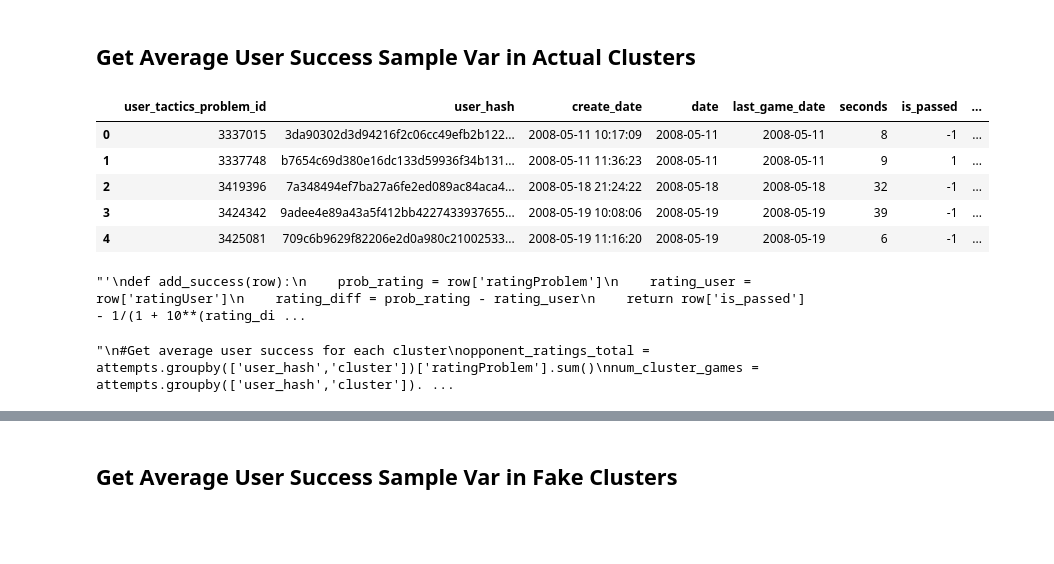
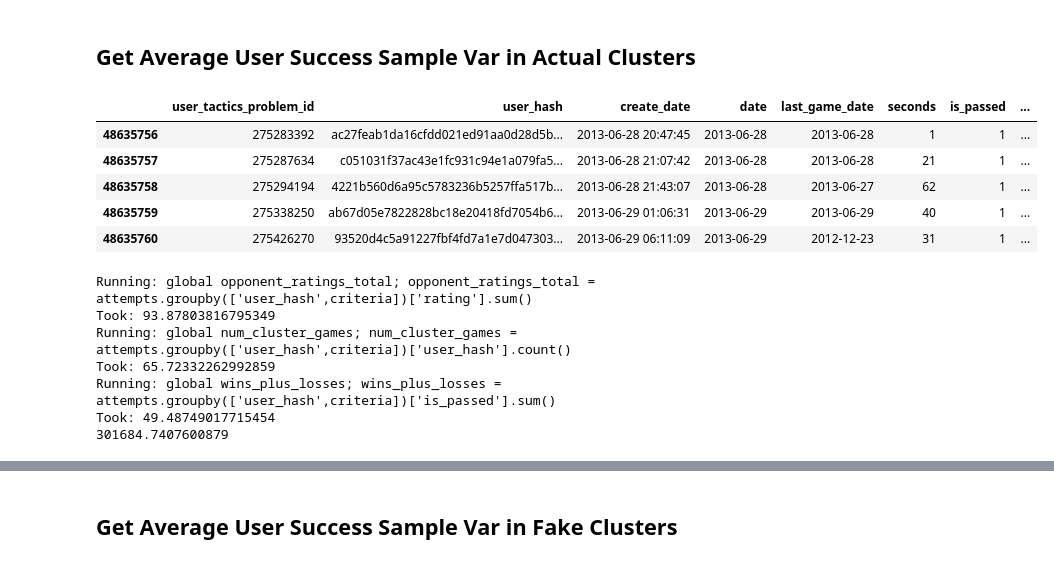
Before and after one commit to CSSLab/chess_dim_skill, a Jupyter notebook: src/Variance of Player Skill.ipynb, the cells around one changed output, grey strips where cells are left out. Cells and saved outputs as stored; diff of their text form; code cells hidden in the pictures; blank space fills up the shorter version.

```diff
--- a/src/Variance of Player Skill.ipynb
+++ b/src/Variance of Player Skill.ipynb
@@ -3,7 +3,8 @@ import numpy as np
 import pandas as pd
 from tqdm import tqdm_notebook as tqdm
 tqdm().pandas()
-puzzle_data = pd.read_csv("../full_meta_clustered_singletag.tsv", sep='\t')
+META_FILE = 'bpr_meta.tsv'
+puzzle_data = pd.read_csv(META_FILE, sep='\t')
 # %% [output]
 [interactive output not drawn]
 # %%
@@ -19,13 +20,21 @@ attempts['is_passed'] = attempts['is_passed'].replace(0, -1,regex=True)
 attempts = attempts.loc[attempts['userGamesPlayed'] >= 1000]
 # %%
 #Join cluster labels to puzzles that were clustered
-attempts=pd.merge(attempts,puzzle_data[['tactics_problem_id','cluster','tag','rating']],on='tactics_problem_id', how='inner')
+attempts=pd.merge(attempts,puzzle_data[['tactics_problem_id','cluster','tag','rating','bpr_cluster']],on='tactics_problem_id', how='inner')
+# %%
+#Create the rating bin labels
+puzzle_end = attempts['rating'].max()
+puzzle_start = attempts['rating'].min()
+interval = (puzzle_end-puzzle_start)//20
+rating_bins = np.arange(puzzle_start,puzzle_end,interval)
+# %%
+attempts['rating_labels'] = pd.cut(attempts['rating'],rating_bins,labels=range(0,((puzzle_end-puzzle_start)//interval)))
 # %%
-attempts.head()
+attempts.tail()
 # %% [output]
 |  | user_tactics_problem_id | user_hash | create_date | date | last_game_date | seconds | is_passed | ... |
-| 0 | 3337015 | 3da90302d3d94216f2c06cc49efb2b122... | 2008-05-11 10:17:09 | 2008-05-11 | 2008-05-11 | 8 | -1 | ... |
-| 1 | 3337748 | b7654c69d380e16dc133d59936f34b131... | 2008-05-11 11:36:23 | 2008-05-11 | 2008-05-11 | 9 | 1 | ... |
-| 2 | 3419396 | 7a348494ef7ba27a6fe2ed089ac84aca4... | 2008-05-18 21:24:22 | 2008-05-18 | 2008-05-18 | 32 | -1 | ... |
-| 3 | 3424342 | 9adee4e89a43a5f412bb4227433937655... | 2008-05-19 10:08:06 | 2008-05-19 | 2008-05-19 | 39 | -1 | ... |
-| 4 | 3425081 | 709c6b9629f82206e2d0a980c21002533... | 2008-05-19 11:16:20 | 2008-05-19 | 2008-05-19 | 6 | -1 | ... |
+| 48635756 | 275283392 | ac27feab1da16cfdd021ed91aa0d28d5b... | 2013-06-28 20:47:45 | 2013-06-28 | 2013-06-28 | 1 | 1 | ... |
+| 48635757 | 275287634 | c051031f37ac43e1fc931c94e1a079fa5... | 2013-06-28 21:07:42 | 2013-06-28 | 2013-06-28 | 21 | 1 | ... |
+| 48635758 | 275294194 | 4221b560d6a95c5783236b5257ffa517b... | 2013-06-28 21:43:07 | 2013-06-28 | 2013-06-27 | 62 | 1 | ... |
+| 48635759 | 275338250 | ab67d05e7822828bc18e20418fd7054b6... | 2013-06-29 01:06:31 | 2013-06-29 | 2013-06-29 | 40 | 1 | ... |
+| 48635760 | 275426270 | 93520d4c5a91227fbf4fd7a1e7d047303... | 2013-06-29 06:11:09 | 2013-06-29 | 2012-12-23 | 31 | 1 | ... |
@@ -43,29 +41,3 @@ attempts = attempts.loc[attempts['tag'].isin(top_tags)]
-# %%
-#Add expected success for each player using formula for ELO expected score here:
-#https://en.wikipedia.org/wiki/Elo_rating_system#Mathematical_details
-''''
-def add_success(row):
-    prob_rating = row['ratingProblem']
-    rating_user = row['ratingUser']
-    rating_diff = prob_rating - rating_user
-    return row['is_passed'] - 1/(1 + 10**(rating_diff/400))
-
-attempts['success'] = attempts.progress_apply(lambda row: add_success(row),axis=1)
-'''
-# %% [output]
-"'\ndef add_success(row):\n    prob_rating = row['ratingProblem']\n    rating_user = row['ratingUser']\n    rating_diff = prob_rating - rating_user\n    return row['is_passed'] - 1/(1 + 10**(rating_di ...
-# %%
-'''
-#Get average user success for each cluster
-opponent_ratings_total = attempts.groupby(['user_hash','cluster'])['ratingProblem'].sum()
-num_cluster_games = attempts.groupby(['user_hash','cluster']).nunique()
-user_cluster_averaged = attempts.groupby(['user_hash','cluster'])['success'].agg('mean')
-#Get the variance of average cluster success and then take the average
-avg_cluster_variance = user_cluster_averaged.var(level=0).agg('mean')
-print(avg_cluster_variance)
-'''
-# %% [output]
-"\n#Get average user success for each cluster\nopponent_ratings_total = attempts.groupby(['user_hash','cluster'])['ratingProblem'].sum()\nnum_cluster_games = attempts.groupby(['user_hash','cluster']). ...
 # %%
 #Calculate performance rating per cluster per user
 import time
@@ -89,3 +72,16 @@ def calc_user_performance(time=False,criteria='cluster'):
+# %%
+#Get variance of performance rating per cluster per user
+ratebin_performance_user = calc_user_performance(True,criteria='rating_labels')
+avg_ratebin_variance = ratebin_performance_user.var(level=0).agg('mean')
+print(avg_ratebin_variance)
+# %% [output]
+Running: global opponent_ratings_total; opponent_ratings_total = attempts.groupby(['user_hash',criteria])['rating'].sum()
+Took: 93.87803816795349
+Running: global num_cluster_games; num_cluster_games = attempts.groupby(['user_hash',criteria])['user_hash'].count()
+Took: 65.72332262992859
+Running: global wins_plus_losses; wins_plus_losses = attempts.groupby(['user_hash',criteria])['is_passed'].sum()
+Took: 49.48749017715454
+301684.7407600879
 # %%
 #Get variance of performance rating per cluster per user
 cluster_performance_user = calc_user_performance(True)
```
Also changed, not shown: parts of 21 cells of this notebook, 2 other files.
